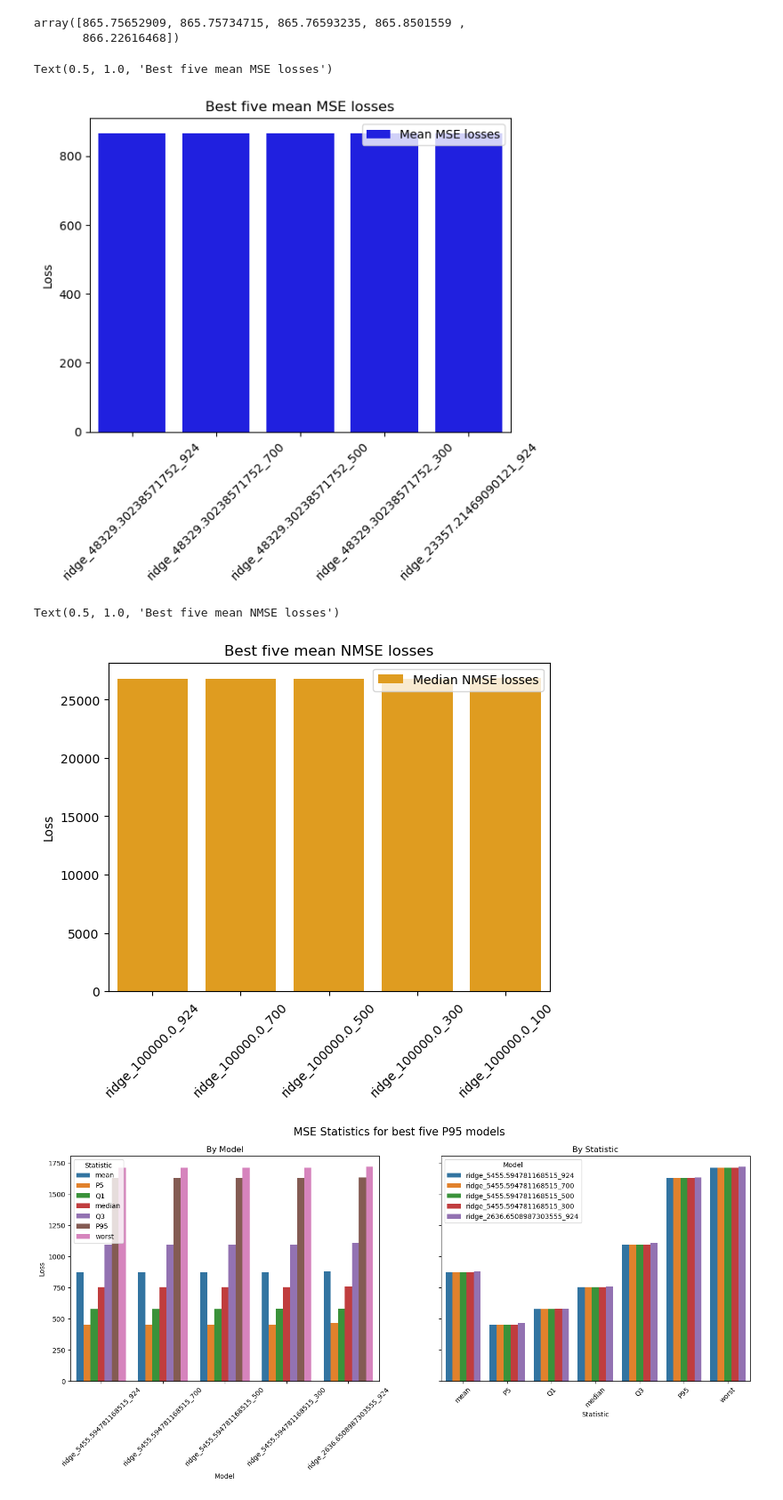
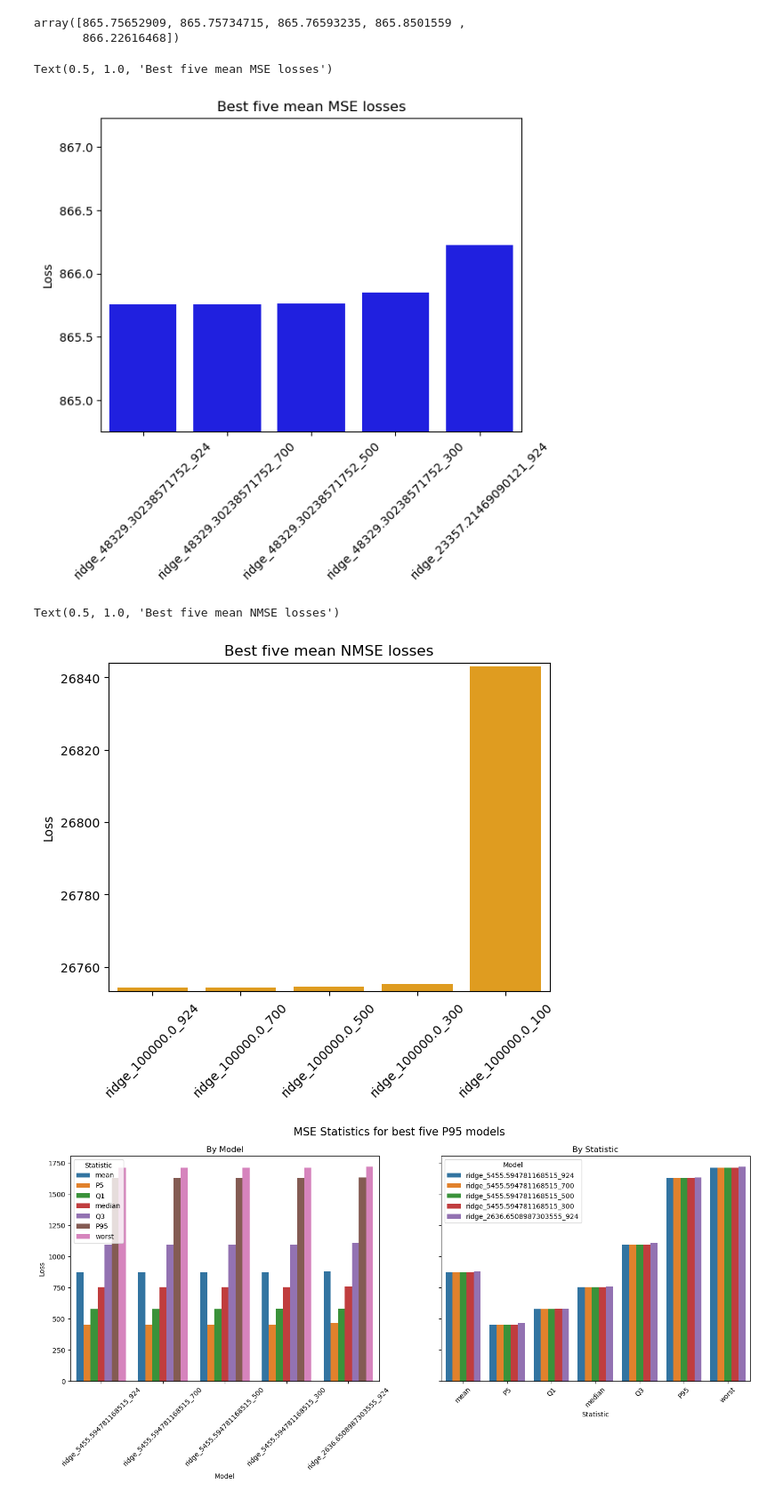
Before and after one commit to Victor2175/gm4cs-m, a Jupyter notebook: stats_regression.ipynb, the cells around one changed output. Shown at 89% size. Saved outputs shown, nothing was run; the diff lists cells and outputs as text; code cells hidden in the pictures.

```diff
--- a/stats_regression.ipynb
+++ b/stats_regression.ipynb
@@ -5,10 +5,10 @@ import matplotlib.pyplot as plt
 import seaborn as sns
 import pandas as pd
 # %%
-with open('training_regression_mse_losses_05_05.txt', 'r') as f:
+with open('training_results/training_regression_mse_losses_05_05.txt', 'r') as f:
      mse_losses = json.loads(f.read())
 
-with open('training_regression_nmse_losses_05_05.txt', 'r') as f:
+with open('training_results/training_regression_nmse_losses_05_05.txt', 'r') as f:
      nmse_losses = json.loads(f.read())
 
 
@@ -32,21 +32,23 @@ best_mean_mse_losses
 array([865.75652909, 865.75734715, 865.76593235, 865.8501559 ,
        866.22616468])
 # %%
-sns.barplot(x=best_mean_mse_models, y=best_mean_mse_losses, color='blue', label='Mean MSE losses')
+sns.barplot(x=best_mean_mse_models, y=best_mean_mse_losses, color='blue')
 plt.xticks(rotation=45)
 plt.ylabel('Loss')
+plt.ylim(min(best_mean_mse_losses) - 1, max(best_mean_mse_losses) + 1)
 plt.title('Best five mean MSE losses')
 # %% [output]
 Text(0.5, 1.0, 'Best five mean MSE losses')
-[figure, old version]
+[figure, new version]
 # %%
-sns.barplot(x=best_mean_nmse_models, y=best_mean_nmse_losses, color='orange', label='Median NMSE losses')
+sns.barplot(x=best_mean_nmse_models, y=best_mean_nmse_losses, color='orange')
 plt.xticks(rotation=45)
 plt.ylabel('Loss')
+plt.ylim(min(best_mean_nmse_losses) - 1, max(best_mean_nmse_losses) + 1)
 plt.title('Best five mean NMSE losses')
 # %% [output]
 Text(0.5, 1.0, 'Best five mean NMSE losses')
-[figure, old version]
+[figure, new version]
 # %%
 P5, Q1, median_loss, Q3, P95, worst = np.quantile(mse_losses_array, [0.05, 0.25, 0.5, 0.75, 0.95, 1], axis=1)
 n_P5, n_Q1, n_median_loss, n_Q3, n_P95, n_worst = np.quantile(nmse_losses_array, [0.05, 0.25, 0.5, 0.75, 0.95, 1], axis=1)
```
Also changed, not shown: 6 other files.
